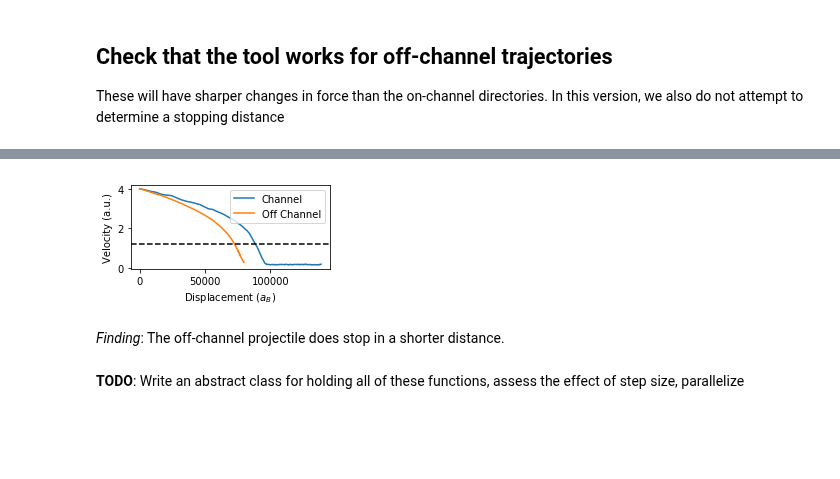
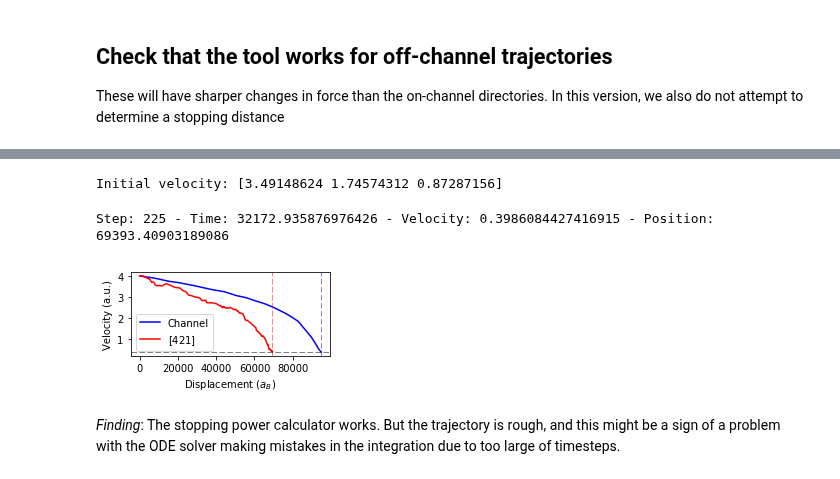
Before and after one commit to globus-labs/stopping-power-ml, a Jupyter notebook: multiple-velocities/stopping-distance/0_compute-stopping-distance.ipynb, the cells around one changed output, grey strips where cells are left out. Cells and saved outputs as stored; diff of their text form; code cells hidden in the pictures; blank space fills up the shorter version.

Commit message:
Added new stopping distance calculations

```diff
--- a/multiple-velocities/stopping-distance/0_compute-stopping-distance.ipynb
+++ b/multiple-velocities/stopping-distance/0_compute-stopping-distance.ipynb
@@ -67,0 +66,2 @@ fig.tight_layout()
+# %%
+stop_comp = StoppingDistanceComputer(traj_int)
@@ -117,4 +74,4 @@ times = np.linspace(0, estimate_stopping(4) * 8, 256)
 # %%
 %%time
-res = solve_ivp(make_ode_function([0, 0.75, 0.75], [1, 0, 0]), (0, times.max()), [4, 0], t_eval=times)
+dist_channel, pos_channel = stop_comp.compute_stopping_distance([0, 0.75, 0.75], [4, 0, 0], output=1)
 # %% [output]
@@ -158,22 +108,36 @@ Wall time: 25min 31s
+# %%
+off_channel = [4, 2, 1]
+off_channel = np.divide(off_channel, np.linalg.norm(off_channel)) * 4
+# %%
+print('Initial velocity:', off_channel)
+# %% [output]
+Initial velocity: [3.49148624 1.74574312 0.87287156]
+# %%
+dist_offchannel, pos_offchannel = stop_comp.compute_stopping_distance([0, 0.75, 0.75], off_channel, output=1)
+# %% [output]
+Step: 225 - Time: 32172.935876976426 - Velocity: 0.3986084427416915 - Position: 69393.40903189086
 # %%
 fig, ax = plt.subplots()
 
-ax.plot(res.y[1, :], res.y[0, :], label='Channel')
-ax.plot(states['x'], states['v'], label='Off Channel')
+ax.plot(pos_channel['displacement'], pos_channel['velocity'], 'b', label='Channel')
+ax.plot(pos_offchannel['displacement'], pos_offchannel['velocity'], 'r', label='$[4 2 1]$')
+
+ax.set_xlabel('Displacement ($a_B$)')
+ax.set_ylabel('Velocity (a.u.)')
 
 ax.legend()
 
-ax.set_xlabel('Displacement ($a_B$)')
-ax.set_ylabel('Velocity (a.u.)')
+# Plot the stopping distance and time
 ax.set_xlim(ax.get_xlim())
+ax.set_ylim(ax.get_ylim())
+ax.plot(ax.get_xlim(), [0.4]*2, 'k--', lw=0.5)
+ax.plot([dist_offchannel]*2, ax.get_ylim(), 'r--', lw=0.5)
+ax.plot([dist_channel]*2, ax.get_ylim(), 'b--', lw=0.5)
 
-ax.plot(ax.get_xlim(), [min_velocity]*2, 'k--')
 
 fig.set_size_inches(3.5, 2)
 fig.tight_layout()
 # %% [output]
-[figure, old version]
+[figure, new version]
-# %% [markdown]
-*Finding*: The off-channel projectile does stop in a shorter distance.
-# %% [markdown]
-**TODO**: Write an abstract class for holding all of these functions, assess the effect of step size, parallelize
+# %% [markdown]
+*Finding*: The stopping power calculator works. But the trajectory is rough, and this might be a sign of a problem with the ODE solver making mistakes in the integration due to too large of timesteps.
```
Also changed, not shown: parts of 25 cells of this notebook, 1 other file.
